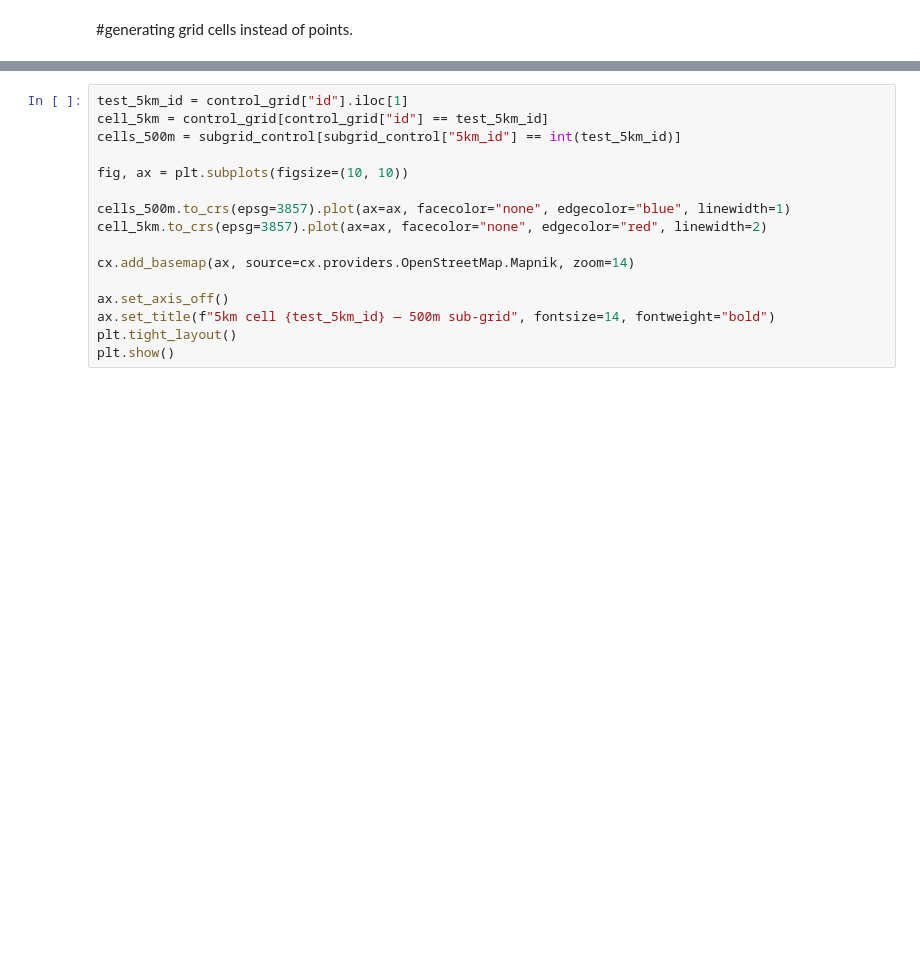
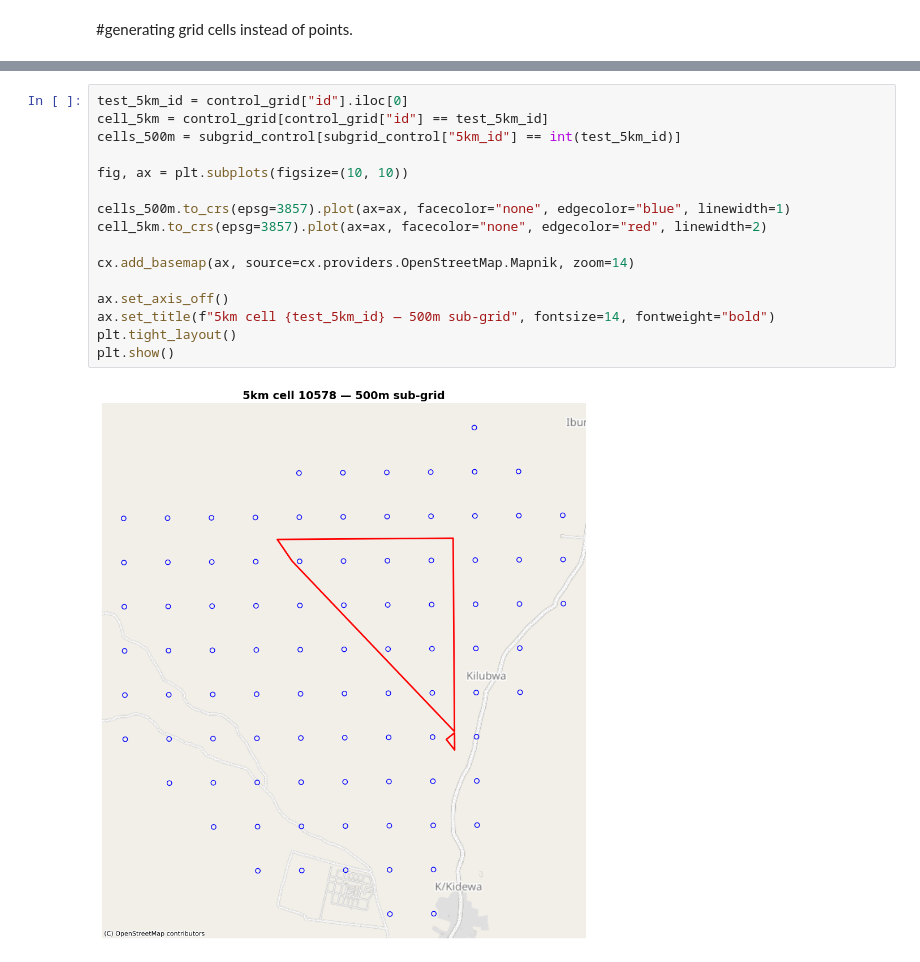
Before and after one commit to riklinssen/listing_geospatial_cct, a Jupyter notebook: notebooks/01_explore_data.ipynb, the cells around one changed output, grey strips where cells are left out. Saved outputs shown, nothing was run; the diff lists cells and outputs as text; blank space fills up the shorter version.

Commit message:
grid generation set-up varying control grid size.

```diff
--- a/notebooks/01_explore_data.ipynb
+++ b/notebooks/01_explore_data.ipynb
@@ -196,19 +300,21 @@ plt.show()
 # %%
-test_5km_id = control_grid["id"].iloc[1]
+test_5km_id = control_grid["id"].iloc[0]
 cell_5km = control_grid[control_grid["id"] == test_5km_id]
 cells_500m = subgrid_control[subgrid_control["5km_id"] == int(test_5km_id)]
 
 fig, ax = plt.subplots(figsize=(10, 10))
 
 cells_500m.to_crs(epsg=3857).plot(ax=ax, facecolor="none", edgecolor="blue", linewidth=1)
 cell_5km.to_crs(epsg=3857).plot(ax=ax, facecolor="none", edgecolor="red", linewidth=2)
 
 cx.add_basemap(ax, source=cx.providers.OpenStreetMap.Mapnik, zoom=14)
 
 ax.set_axis_off()
 ax.set_title(f"5km cell {test_5km_id} — 500m sub-grid", fontsize=14, fontweight="bold")
 plt.tight_layout()
 plt.show()
+# %% [output]
+[figure, added]
 # %%
 fig, ax = plt.subplots(figsize=(14, 14), dpi=150)
 
```
Also changed, not shown: parts of 14 cells of this notebook, 2 other files.
